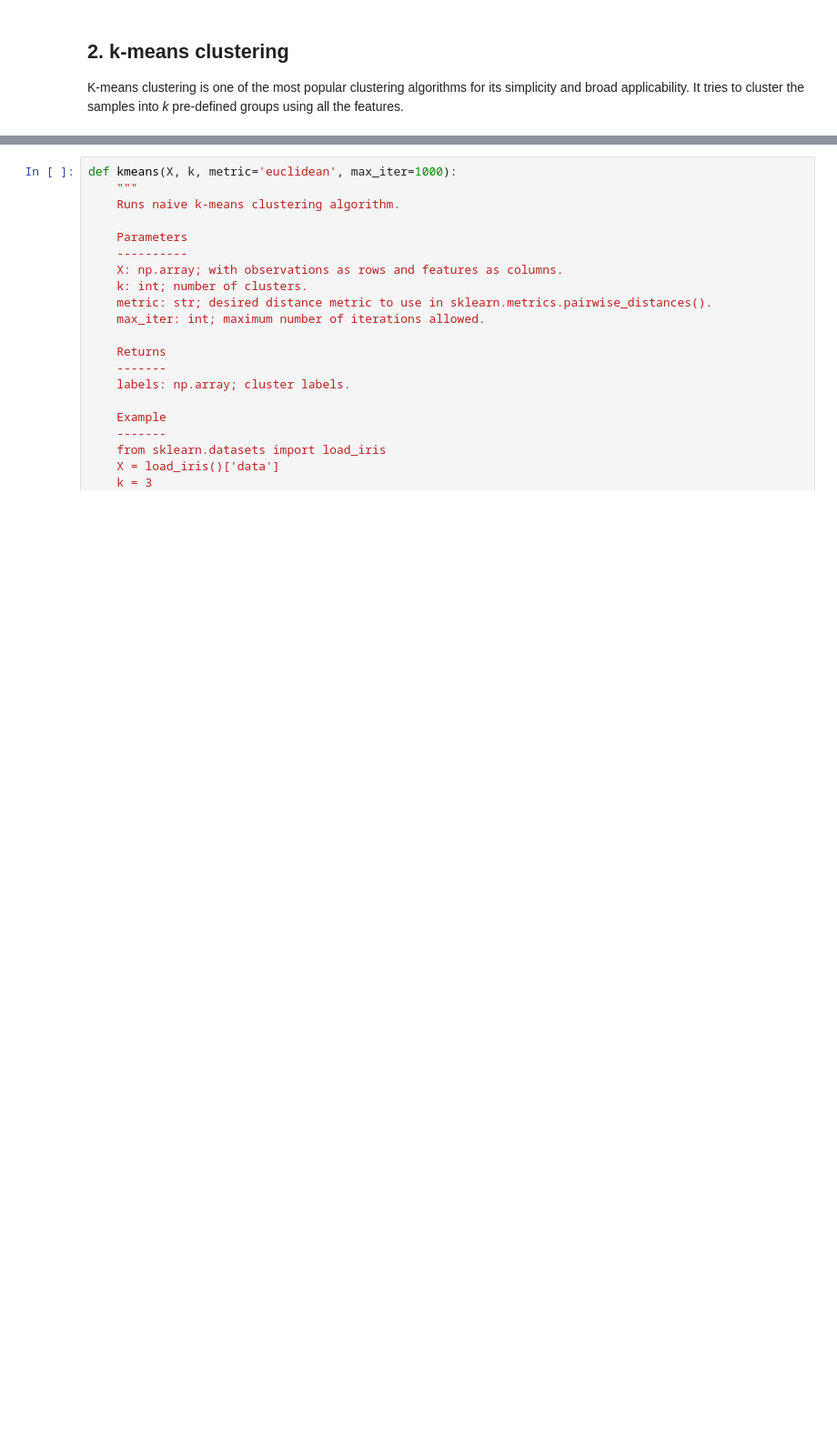
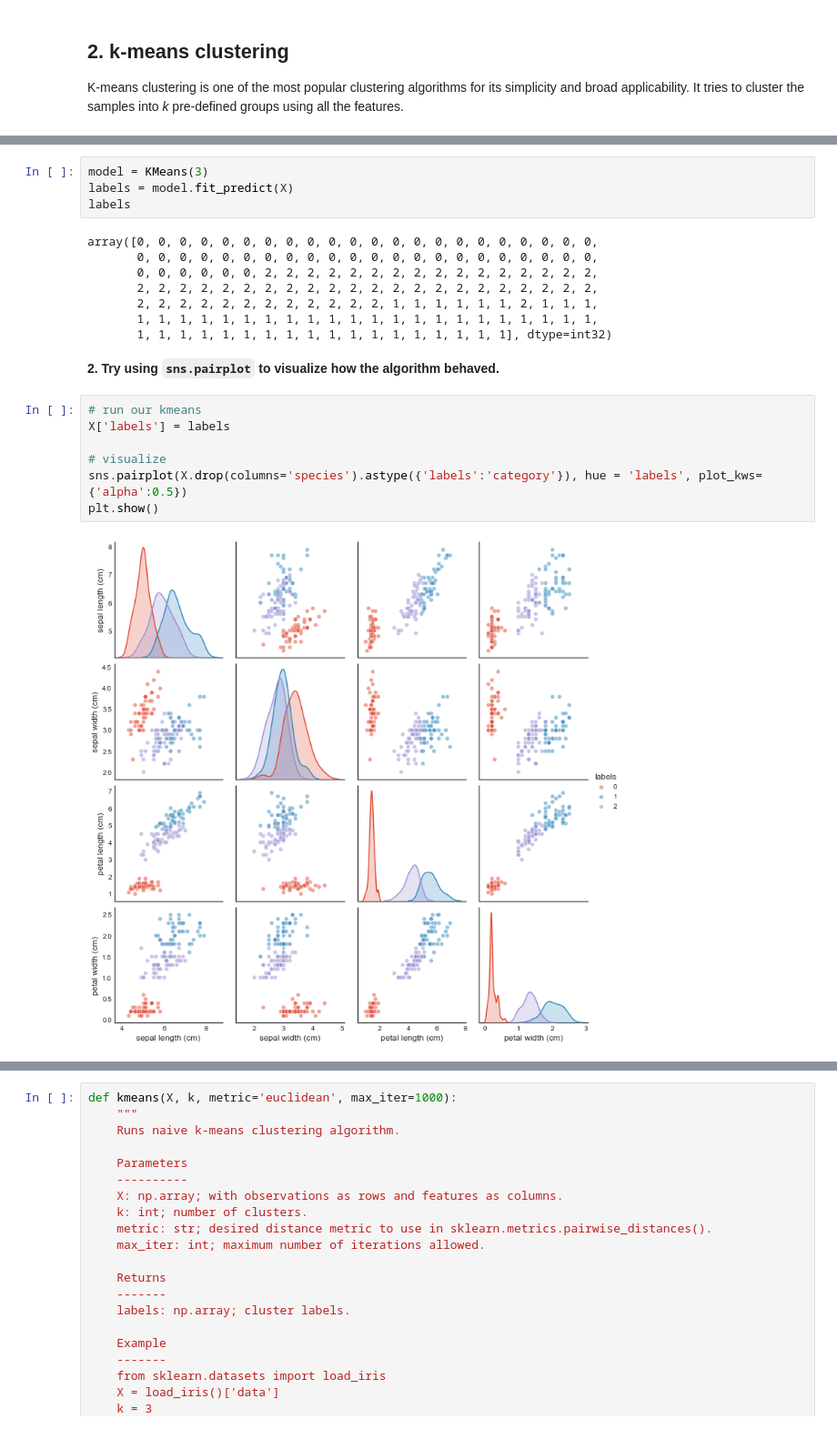
Before and after one commit to IvoLeist/ml_cnag-crg_course, a Jupyter notebook: day3/unsupervised_learning.ipynb, the cells around one changed output, grey strips where cells are left out. Shown at 91% size. Cells and saved outputs as stored; diff of their text form; blank space fills up the shorter version.

```diff
--- a/day3/unsupervised_learning.ipynb
+++ b/day3/unsupervised_learning.ipynb
@@ -179,0 +217,23 @@ Lloyd's algorithm is one of the first implementations of k-means clustering that
+# %%
+model = KMeans(3)
+labels = model.fit_predict(X)
+labels
+# %% [output]
+array([0, 0, 0, 0, 0, 0, 0, 0, 0, 0, 0, 0, 0, 0, 0, 0, 0, 0, 0, 0, 0, 0,
+       0, 0, 0, 0, 0, 0, 0, 0, 0, 0, 0, 0, 0, 0, 0, 0, 0, 0, 0, 0, 0, 0,
+       0, 0, 0, 0, 0, 0, 2, 2, 2, 2, 2, 2, 2, 2, 2, 2, 2, 2, 2, 2, 2, 2,
+       2, 2, 2, 2, 2, 2, 2, 2, 2, 2, 2, 2, 2, 2, 2, 2, 2, 2, 2, 2, 2, 2,
+       2, 2, 2, 2, 2, 2, 2, 2, 2, 2, 2, 2, 1, 1, 1, 1, 1, 1, 2, 1, 1, 1,
+       1, 1, 1, 1, 1, 1, 1, 1, 1, 1, 1, 1, 1, 1, 1, 1, 1, 1, 1, 1, 1, 1,
+       1, 1, 1, 1, 1, 1, 1, 1, 1, 1, 1, 1, 1, 1, 1, 1, 1, 1], dtype=int32)
+# %% [markdown]
+**2. Try using `sns.pairplot` to visualize how the algorithm behaved.**
+# %%
+# run our kmeans
+X['labels'] = labels
+
+# visualize
+sns.pairplot(X.drop(columns='species').astype({'labels':'category'}), hue = 'labels', plot_kws={'alpha':0.5})
+plt.show()
+# %% [output]
+[figure, added]
```
Also changed, not shown: parts of 42 cells of this notebook.
